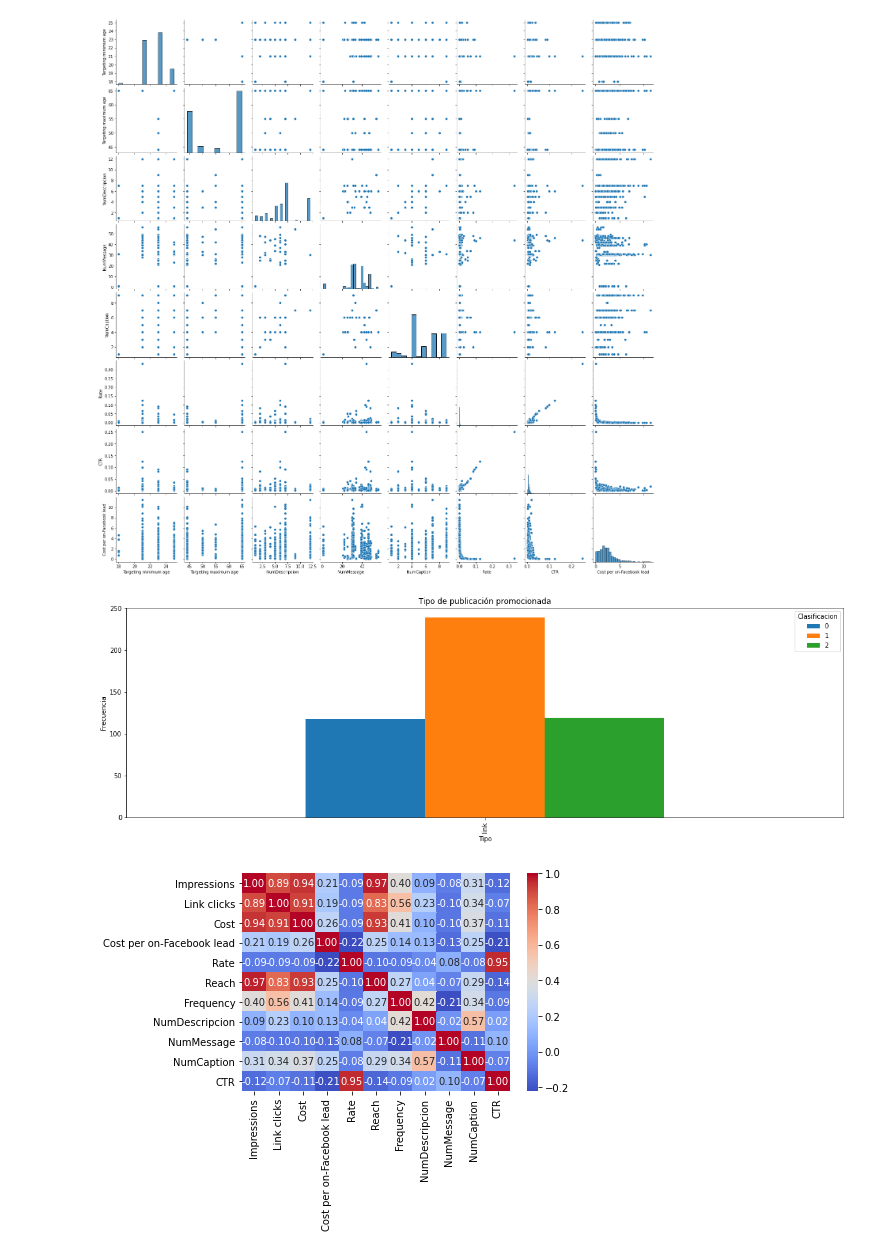
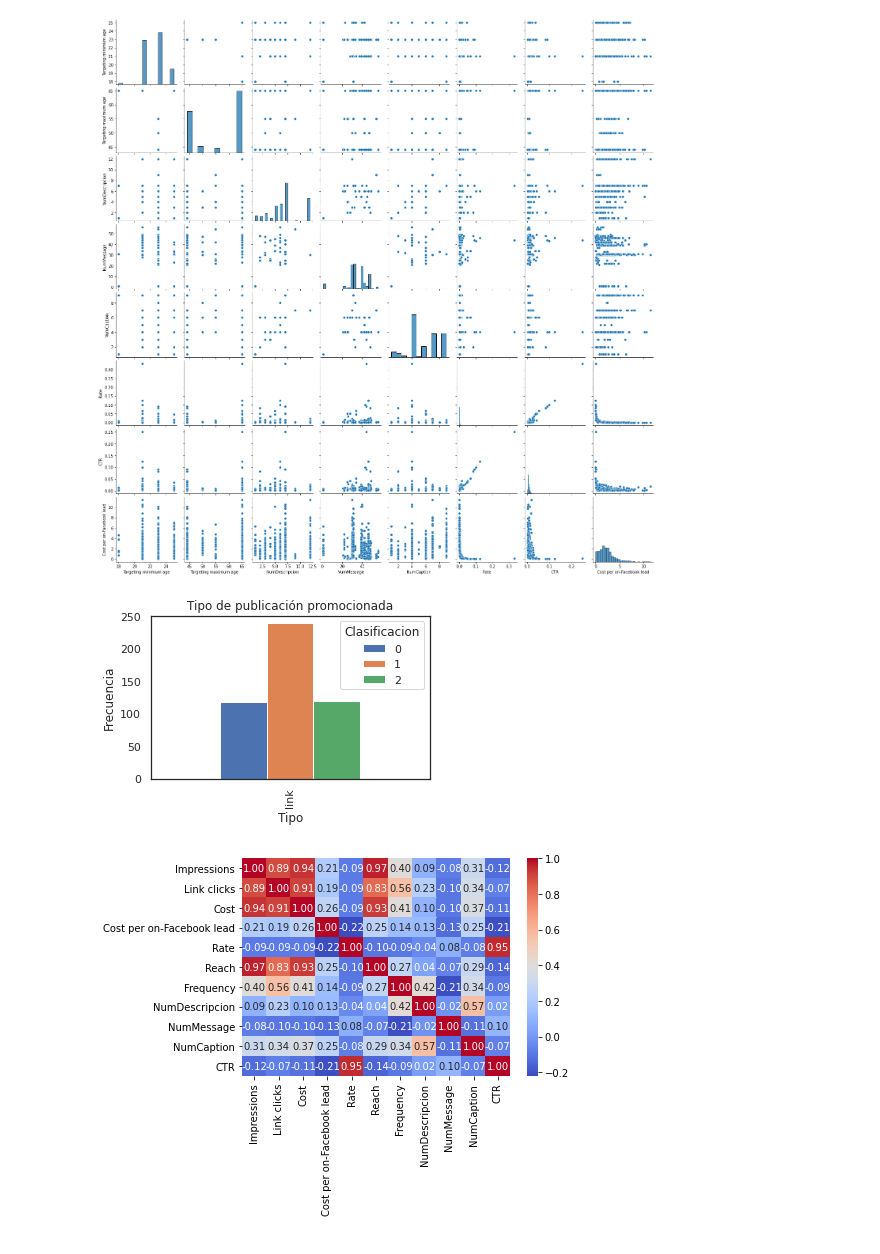
Before and after one commit to cvillarr123/marketingKPI, a Jupyter notebook: PROYECTO_SEE_2021.ipynb, the cells around one changed output. Cells and saved outputs as stored; diff of their text form; code cells hidden in the pictures.

```diff
--- a/PROYECTO_SEE_2021.ipynb
+++ b/PROYECTO_SEE_2021.ipynb
@@ -1107,0 +67,8 @@ Se revisan los estadísticos básicos de cada variable, para descartar los ids,
+# %%
+#1.2.- Lectura de la base de datos
+
+path='/content/drive/My Drive/PROYECTO DATA SCIENCE/Data/DATA DRIVE.xlsx'
+data = pd.read_excel(path,sheet_name='EDAD Y GENERO')
+#path='DATA DRIVE.xlsx'
+#data = pd.read_excel(path,sheet_name='EDAD Y GENERO')
+data.info()
@@ -1148,14 +398,14 @@ sns.pairplot(data[[*numerical_columns,'Cost per on-Facebook lead']])
 <seaborn.axisgrid.PairGrid at 0x...>
 [figure]
 # %%
-pd.crosstab(data["Promoted post type"],data["Clasificacion"]).plot(kind="bar",figsize=(20,6))
+pd.crosstab(data["Promoted post type"],data["Clasificacion"]).plot(kind="bar",figsize=(5,3))
 plt.title('Tipo de publicación promocionada')
 plt.xlabel('Tipo')
 plt.ylabel('Frecuencia')
 plt.savefig('heartDiseaseAndAges.png')
 plt.show()
 # %% [output]
-[figure, old version]
+[figure, new version]
 # %%
 numerical_columns = ["Impressions","Link clicks","Cost","Cost per on-Facebook lead","Rate","Reach","Frequency","NumDescripcion","NumMessage","NumCaption","CTR"]
 g=sns.heatmap(data[numerical_columns].corr(),annot=True ,fmt=".2f", cmap="coolwarm")
```
Also changed, not shown: parts of 268 cells of this notebook.
